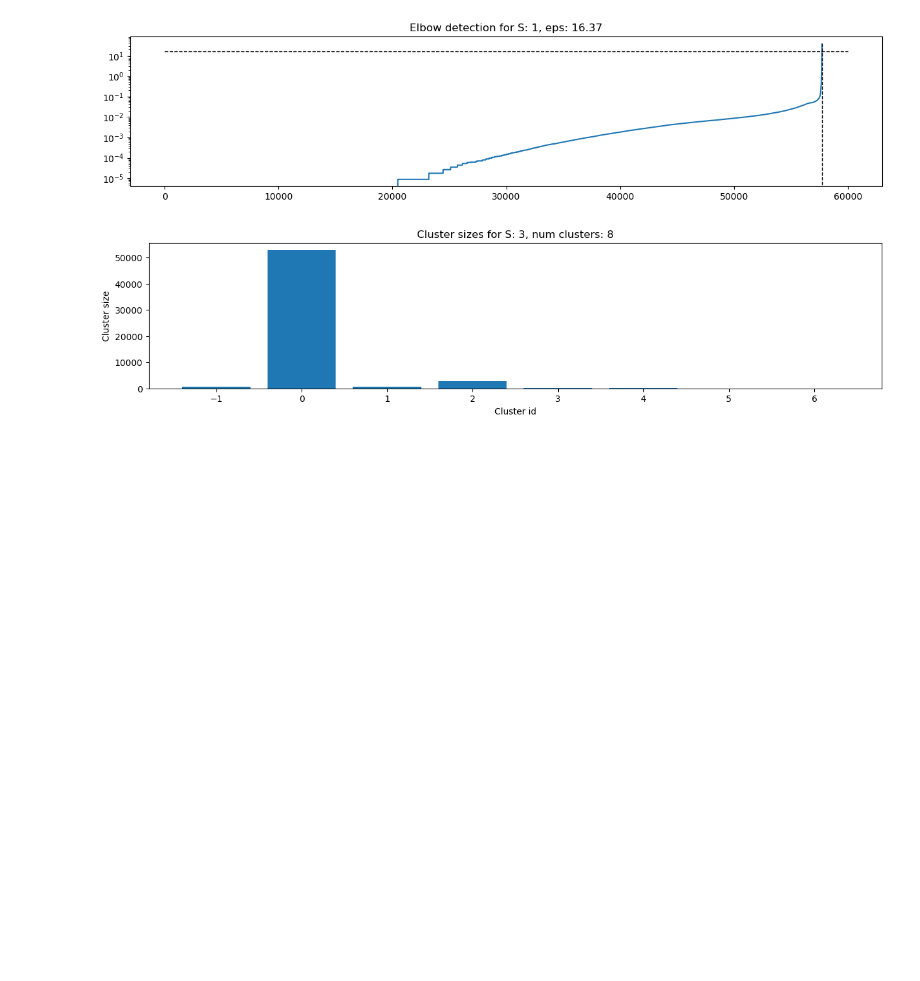
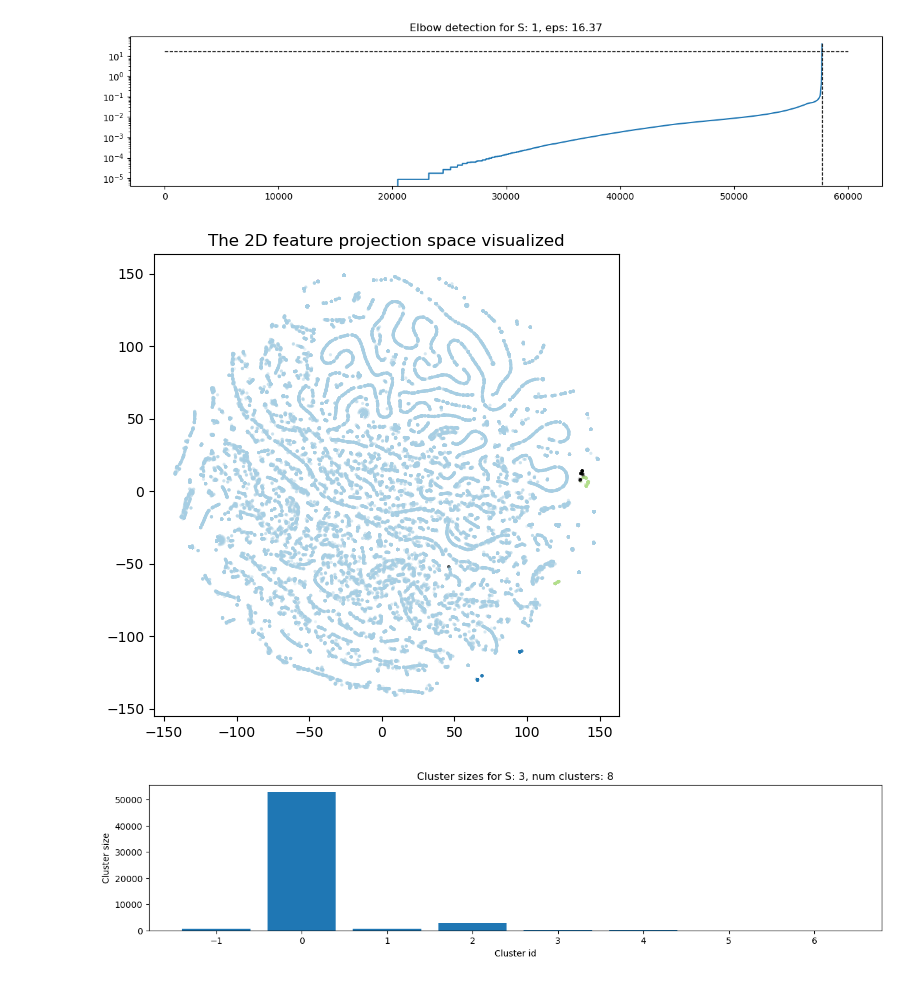
Before and after one commit to ivan-zapreev/ML-PT, a Jupyter notebook: 03_tune_dbscan.ipynb, the cells around one changed output. Cells and saved outputs as stored; diff of their text form; code cells hidden in the pictures; blank space fills up the shorter version.

```diff
--- a/03_tune_dbscan.ipynb
+++ b/03_tune_dbscan.ipynb
@@ -25,3 +25,9 @@ X, = load_numpy_zc(file_name, ['X'])
+# %%
+%%capture
+from src.features.utils import create_2d_projection
+
+# Compute the feature space projection
+X_proj = create_2d_projection(X)
 # %%
 from tqdm.notebook import tqdm
 from src.model.dbscan.tuning import fit_dbscan_clusters
@@ -59,21 +65,30 @@ from src.model.dbscan.tuning import visualize_elbow_eps_value
 # Plot cluster sizes for specified S values
 def plot_cluster_sizes_for_s(s_values, s_results, s_value):
     fig, ax = plt.subplots(figsize=(15, 3))
-    index = s_values.index(s_value)
-    cluster_labels = s_results[index]['cluster_labels']
-    cluster_sizes = s_results[index]['cluster_sizes']
+    data = s_results[s_values.index(s_value)]
+    cluster_labels = data['cluster_labels']
+    cluster_sizes = data['cluster_sizes']
     _ = plt.bar(x = cluster_labels, height = cluster_sizes)
     plt.title(f'Cluster sizes for S: {s_value}, num clusters: {len(cluster_labels)}')
     ax.set_xlabel('Cluster id')
     ax.set_ylabel('Cluster size')
 
     # Visualize the elbow curve
-    visualize_elbow_eps_value(**s_results[index]['elbow'], title=f'Elbow detection for S: {s_value}')
+    visualize_elbow_eps_value(**data['elbow'], title=f'Elbow detection for S: {s_value}')
+
+    return data
 # %%
 # Let us check on the being and end constant cluster size ranges
-plot_cluster_sizes_for_s(s_values, s_results, 1)
+data_1 = plot_cluster_sizes_for_s(s_values, s_results, 1)
 # %% [output]
 [figure]
 [figure]
+# %%
+from src.features.utils import plot_2d_feature_space_clusters
+
+# Visualize the space clusters
+plot_2d_feature_space_clusters(X_proj, data_1['clusterer'])
+# %% [output]
+[figure, added]
 # %%
 # Let us check on the being and end constant cluster size ranges
```
Also changed, not shown: parts of 10 cells of this notebook, 5 other files.
